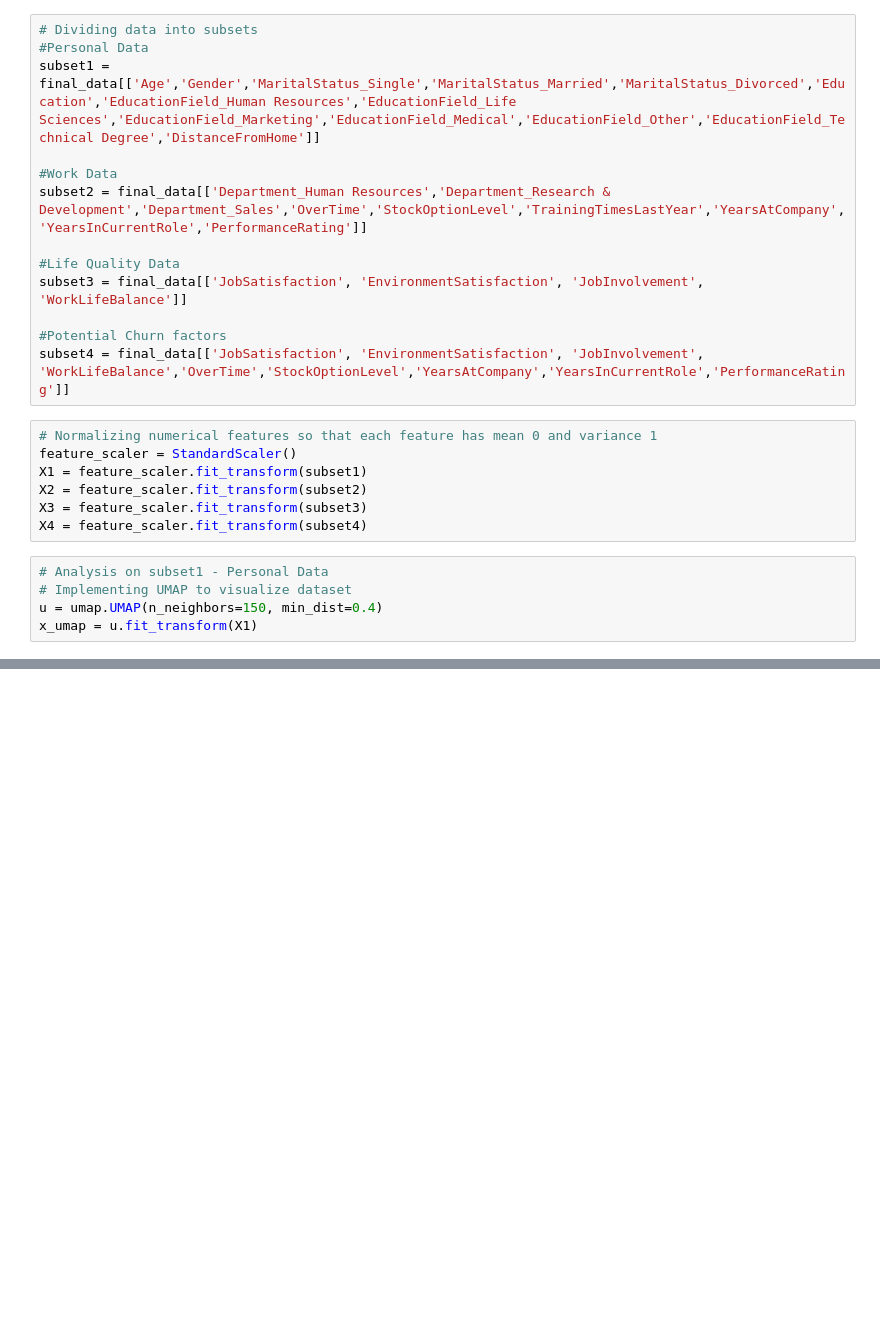
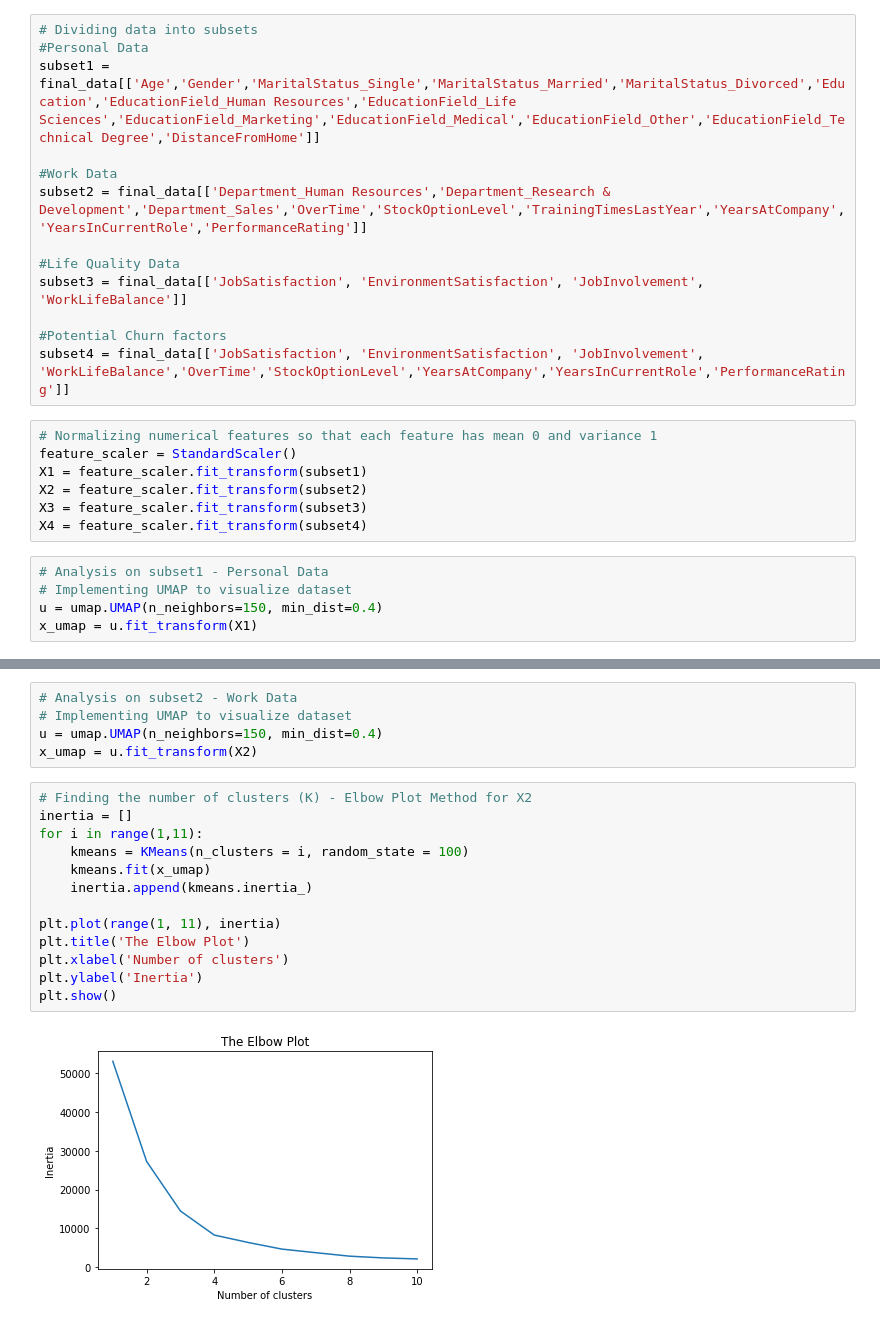
Before and after one commit to meetsomto/dbs, a Jupyter notebook: 27_employees_umap.ipynb, the cells around one changed output, grey strips where cells are left out. Cells and saved outputs as stored; diff of their text form; blank space fills up the shorter version.

Commit message:
[added cluster analysis for all subsets]UMAP Dimensionality Reduction and KMeans cluster analysis of Employees dataset

```diff
--- a/27_employees_umap.ipynb
+++ b/27_employees_umap.ipynb
@@ -191,3 +191,23 @@ fig = go.Figure(data=data, layout=layout)
 fig.show()
 # %% [output]
 [interactive output not drawn]
+# %%
+# Analysis on subset2 - Work Data
+# Implementing UMAP to visualize dataset
+u = umap.UMAP(n_neighbors=150, min_dist=0.4)
+x_umap = u.fit_transform(X2)
+# %%
+# Finding the number of clusters (K) - Elbow Plot Method for X2
+inertia = []
+for i in range(1,11):
+    kmeans = KMeans(n_clusters = i, random_state = 100)
+    kmeans.fit(x_umap)
+    inertia.append(kmeans.inertia_)
+
+plt.plot(range(1, 11), inertia)
+plt.title('The Elbow Plot')
+plt.xlabel('Number of clusters')
+plt.ylabel('Inertia')
+plt.show()
+# %% [output]
+[figure, added]
```
Also changed, not shown: parts of 8 cells of this notebook.
